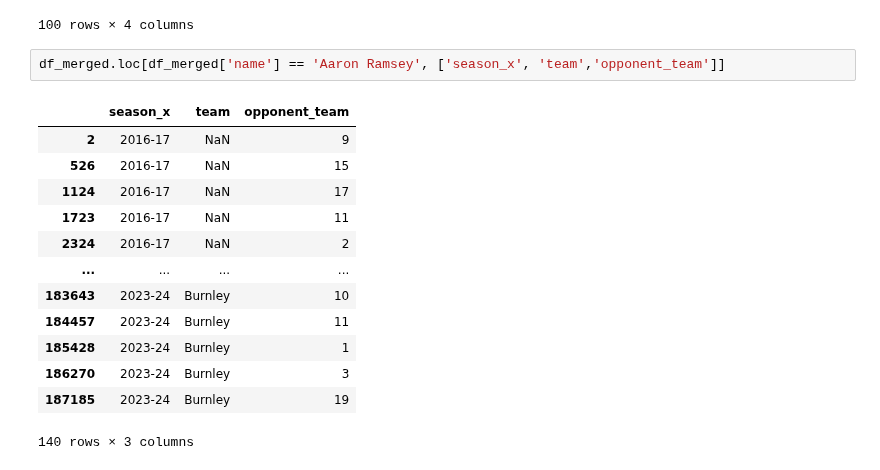
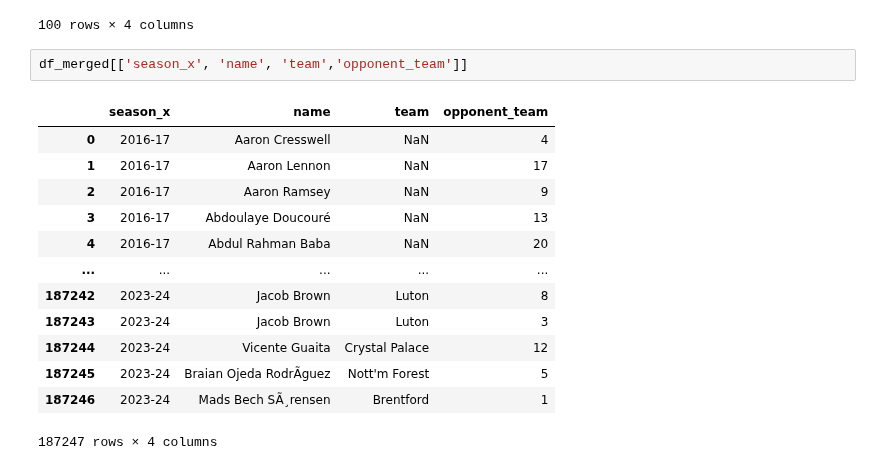
Before and after one commit to Subashcoder/Football-Match-Prediction, a Jupyter notebook: feature_engg.ipynb, the cells around one changed output. Drawn from its saved outputs; the diff is of its cells as text.

```diff
--- a/feature_engg.ipynb
+++ b/feature_engg.ipynb
@@ -69,18 +69,18 @@ df_merged.loc[df_merged['team'] != '', ['season_x', 'name', 'team', 'position']]
 | 99 | 2016-17 | Chris Smalling | NaN | NaN |
 100 rows × 4 columns
 # %%
-df_merged.loc[df_merged['name'] == 'Aaron Ramsey', ['season_x', 'team','opponent_team']]
+df_merged[['season_x', 'name', 'team','opponent_team']]
 # %% [output]
-|  | season_x | team | opponent_team |
-| 2 | 2016-17 | NaN | 9 |
-| 526 | 2016-17 | NaN | 15 |
-| 1124 | 2016-17 | NaN | 17 |
-| 1723 | 2016-17 | NaN | 11 |
-| 2324 | 2016-17 | NaN | 2 |
-| ... | ... | ... | ... |
-| 183643 | 2023-24 | Burnley | 10 |
-| 184457 | 2023-24 | Burnley | 11 |
-| 185428 | 2023-24 | Burnley | 1 |
-| 186270 | 2023-24 | Burnley | 3 |
-| 187185 | 2023-24 | Burnley | 19 |
+|  | season_x | name | team | opponent_team |
+| 0 | 2016-17 | Aaron Cresswell | NaN | 4 |
+| 1 | 2016-17 | Aaron Lennon | NaN | 17 |
+| 2 | 2016-17 | Aaron Ramsey | NaN | 9 |
+| 3 | 2016-17 | Abdoulaye Doucouré | NaN | 13 |
+| 4 | 2016-17 | Abdul Rahman Baba | NaN | 20 |
+| ... | ... | ... | ... | ... |
+| 187242 | 2023-24 | Jacob Brown | Luton | 8 |
+| 187243 | 2023-24 | Jacob Brown | Luton | 3 |
+| 187244 | 2023-24 | Vicente Guaita | Crystal Palace | 12 |
+| 187245 | 2023-24 | Braian Ojeda RodrÃ­guez | Nott'm Forest | 5 |
+| 187246 | 2023-24 | Mads Bech SÃ¸rensen | Brentford | 1 |
-140 rows × 3 columns
+187247 rows × 4 columns
```
Also changed, not shown: parts of 5 cells of this notebook.
